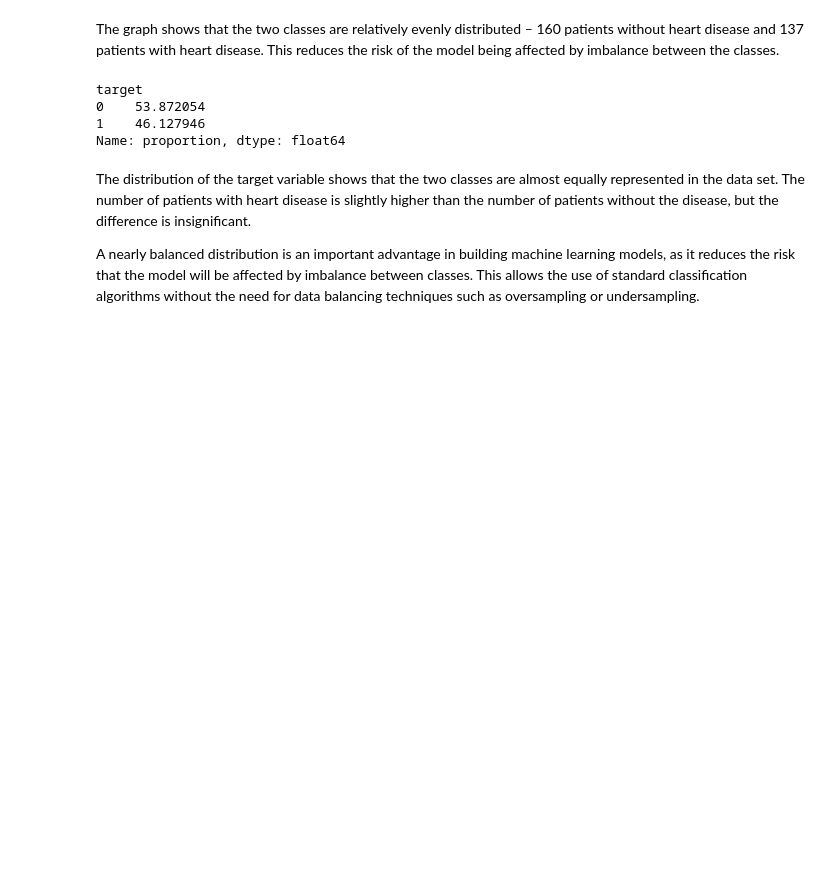
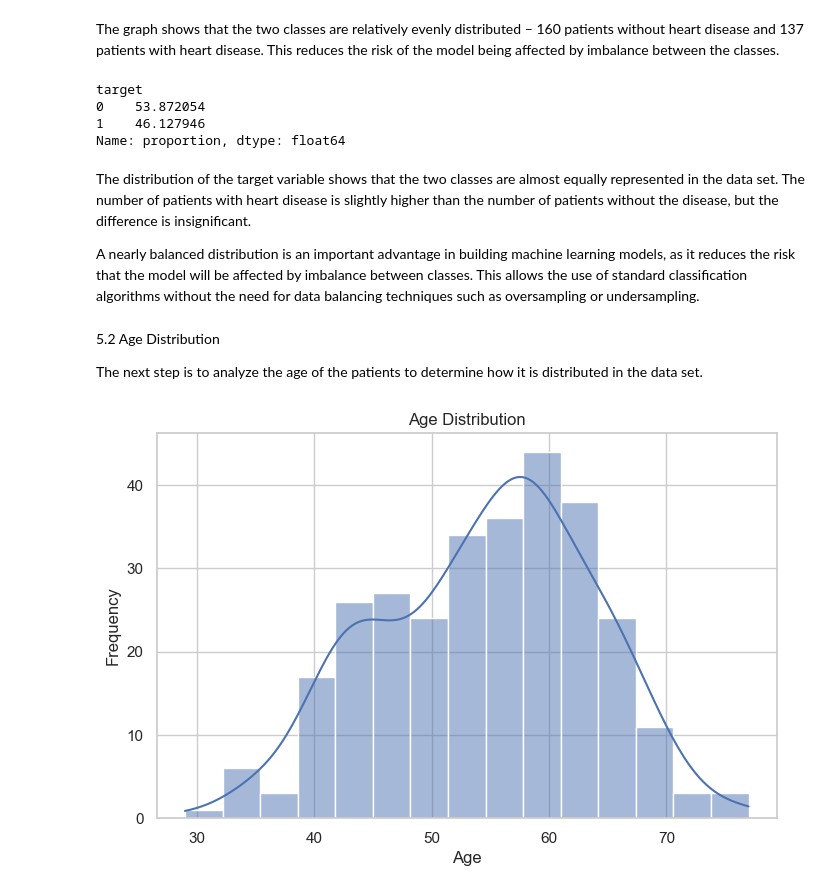
Before and after one commit to DoraGospodinova/ProjectML, a Jupyter notebook: Heart_Disease_Classification.ipynb, the cells around one changed output. Saved outputs shown, nothing was run; the diff lists cells and outputs as text; code cells hidden in the pictures; blank space fills up the shorter version.

```diff
--- a/Heart_Disease_Classification.ipynb
+++ b/Heart_Disease_Classification.ipynb
@@ -360,3 +360,23 @@ Name: proportion, dtype: float64
 The distribution of the target variable shows that the two classes are almost equally represented in the data set. The number of patients with heart disease is slightly higher than the number of patients without the disease, but the difference is insignificant.
 
 A nearly balanced distribution is an important advantage in building machine learning models, as it reduces the risk that the model will be affected by imbalance between classes. This allows the use of standard classification algorithms without the need for data balancing techniques such as oversampling or undersampling.
+# %% [markdown]
+5.2 Age Distribution
+
+The next step is to analyze the age of the patients to determine how it is distributed in the data set.
+# %%
+plt.figure(figsize=(8,5))
+
+sns.histplot(
+    df["age"],
+    bins=15,
+    kde=True
+)
+
+plt.title("Age Distribution")
+plt.xlabel("Age")
+plt.ylabel("Frequency")
+
+plt.show()
+# %% [output]
+[figure, added]
```
Also changed, not shown: parts of 4 cells of this notebook.
